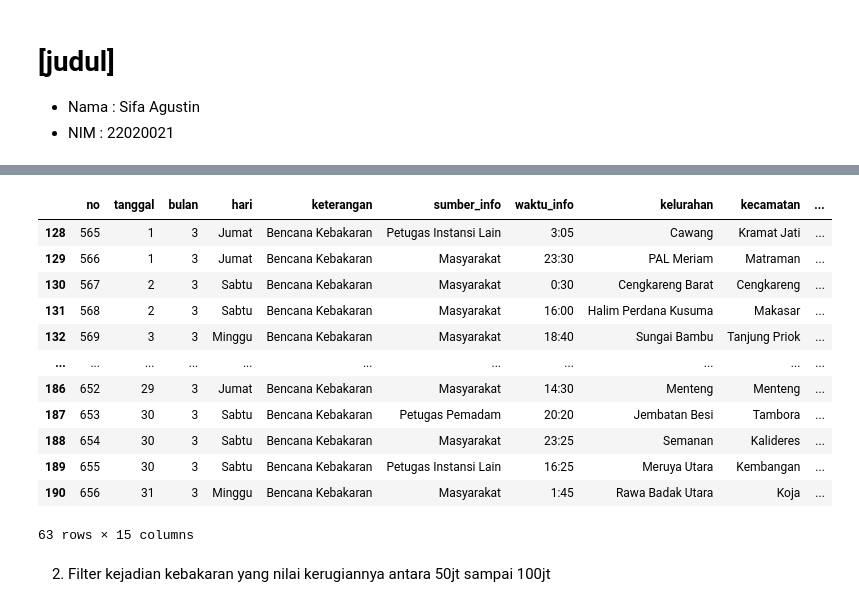
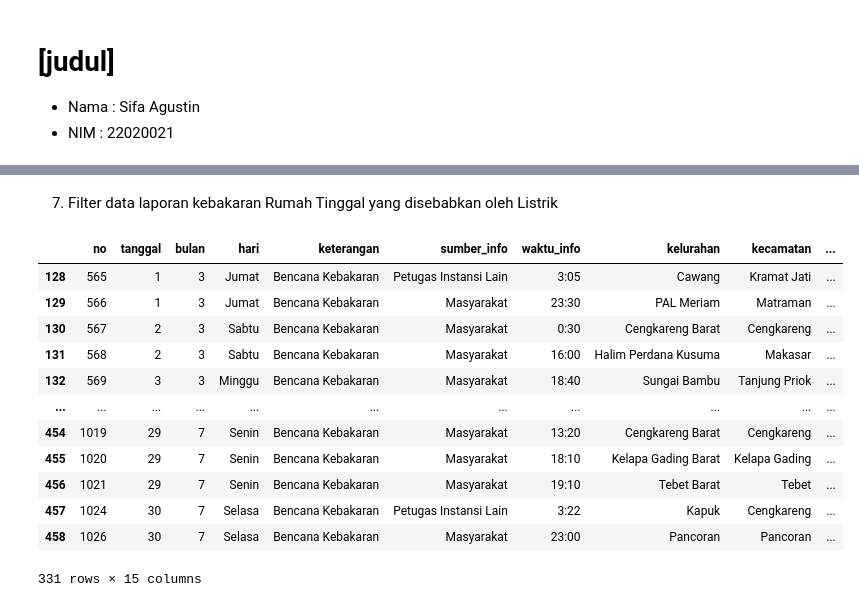
Before and after one commit to ruang-belajar/notebook-1-sifaaagstn, a Jupyter notebook: notebook1.ipynb, the cells around one changed output, grey strips where cells are left out. Cells and saved outputs as stored; diff of their text form; code cells hidden in the pictures.

```diff
--- a/notebook1.ipynb
+++ b/notebook1.ipynb
@@ -39,19 +156,19 @@ data-kebakaran.csv  100%[===================>] 130.11K  --.-KB/s    in 0.02s
+# %% [markdown]
+7. Filter data laporan kebakaran Rumah Tinggal yang disebabkan oleh Listrik
 # %%
-df1 = df[df.bulan==3]
+df1 = df[df['bulan'].between(3, 7)]
 df1
 # %% [output]
 |  | no | tanggal | bulan | hari | keterangan | sumber_info | waktu_info | kelurahan | kecamatan | ... |
 | 128 | 565 | 1 | 3 | Jumat | Bencana Kebakaran | Petugas Instansi Lain | 3:05 | Cawang | Kramat Jati | ... |
 | 129 | 566 | 1 | 3 | Jumat | Bencana Kebakaran | Masyarakat | 23:30 | PAL Meriam | Matraman | ... |
 | 130 | 567 | 2 | 3 | Sabtu | Bencana Kebakaran | Masyarakat | 0:30 | Cengkareng Barat | Cengkareng | ... |
 | 131 | 568 | 2 | 3 | Sabtu | Bencana Kebakaran | Masyarakat | 16:00 | Halim Perdana Kusuma | Makasar | ... |
 | 132 | 569 | 3 | 3 | Minggu | Bencana Kebakaran | Masyarakat | 18:40 | Sungai Bambu | Tanjung Priok | ... |
 | ... | ... | ... | ... | ... | ... | ... | ... | ... | ... | ... |
-| 186 | 652 | 29 | 3 | Jumat | Bencana Kebakaran | Masyarakat | 14:30 | Menteng | Menteng | ... |
-| 187 | 653 | 30 | 3 | Sabtu | Bencana Kebakaran | Petugas Pemadam | 20:20 | Jembatan Besi | Tambora | ... |
-| 188 | 654 | 30 | 3 | Sabtu | Bencana Kebakaran | Masyarakat | 23:25 | Semanan | Kalideres | ... |
-| 189 | 655 | 30 | 3 | Sabtu | Bencana Kebakaran | Petugas Instansi Lain | 16:25 | Meruya Utara | Kembangan | ... |
-| 190 | 656 | 31 | 3 | Minggu | Bencana Kebakaran | Masyarakat | 1:45 | Rawa Badak Utara | Koja | ... |
+| 454 | 1019 | 29 | 7 | Senin | Bencana Kebakaran | Masyarakat | 13:20 | Cengkareng Barat | Cengkareng | ... |
+| 455 | 1020 | 29 | 7 | Senin | Bencana Kebakaran | Masyarakat | 18:10 | Kelapa Gading Barat | Kelapa Gading | ... |
+| 456 | 1021 | 29 | 7 | Senin | Bencana Kebakaran | Masyarakat | 19:10 | Tebet Barat | Tebet | ... |
+| 457 | 1024 | 30 | 7 | Selasa | Bencana Kebakaran | Petugas Instansi Lain | 3:22 | Kapuk | Cengkareng | ... |
+| 458 | 1026 | 30 | 7 | Selasa | Bencana Kebakaran | Masyarakat | 23:00 | Pancoran | Pancoran | ... |
-63 rows × 15 columns
+331 rows × 15 columns
-# %% [markdown]
-2. Filter kejadian kebakaran yang nilai kerugiannya antara 50jt sampai 100jt
```
Also changed, not shown: parts of 30 cells of this notebook.
